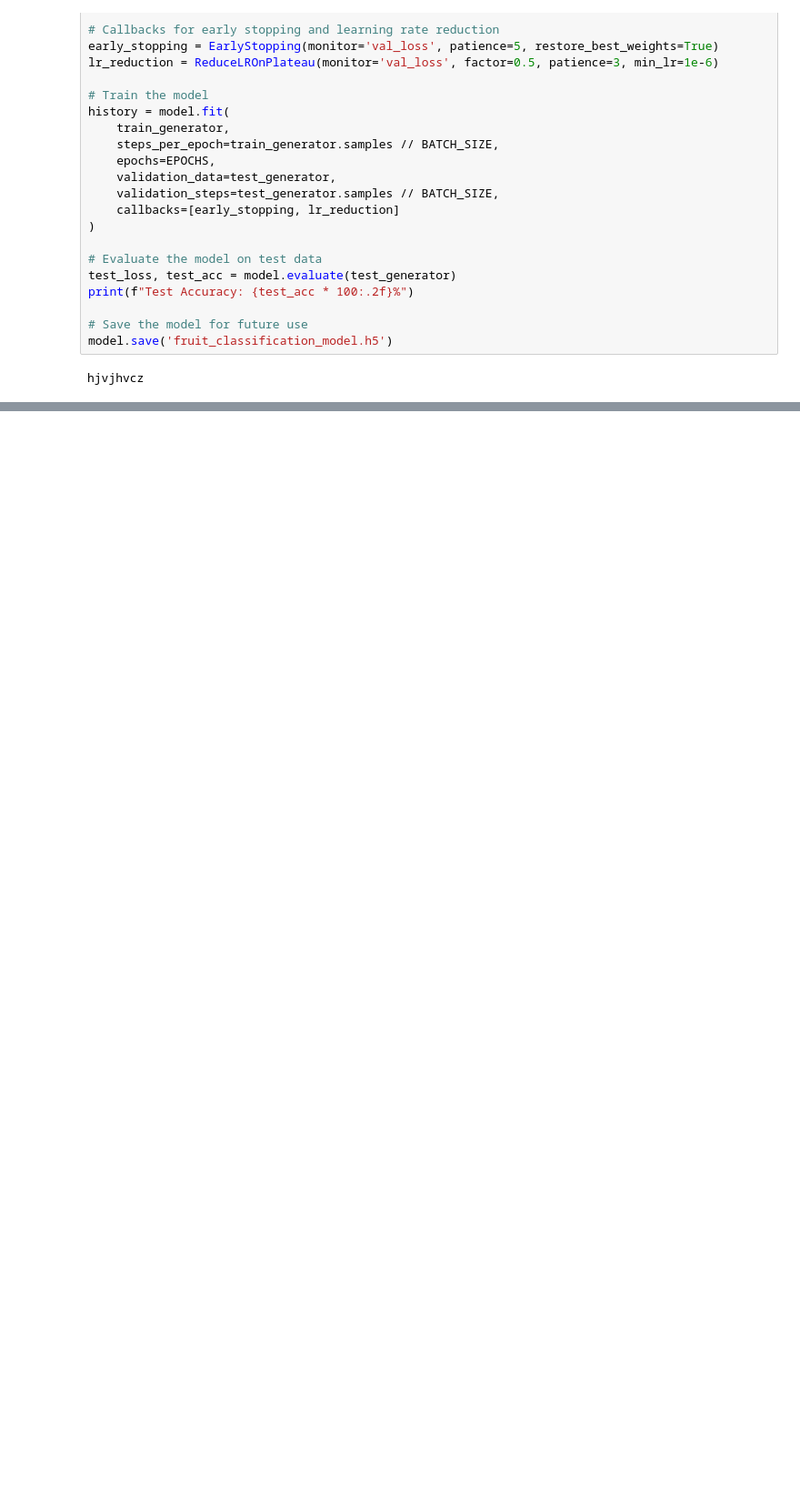
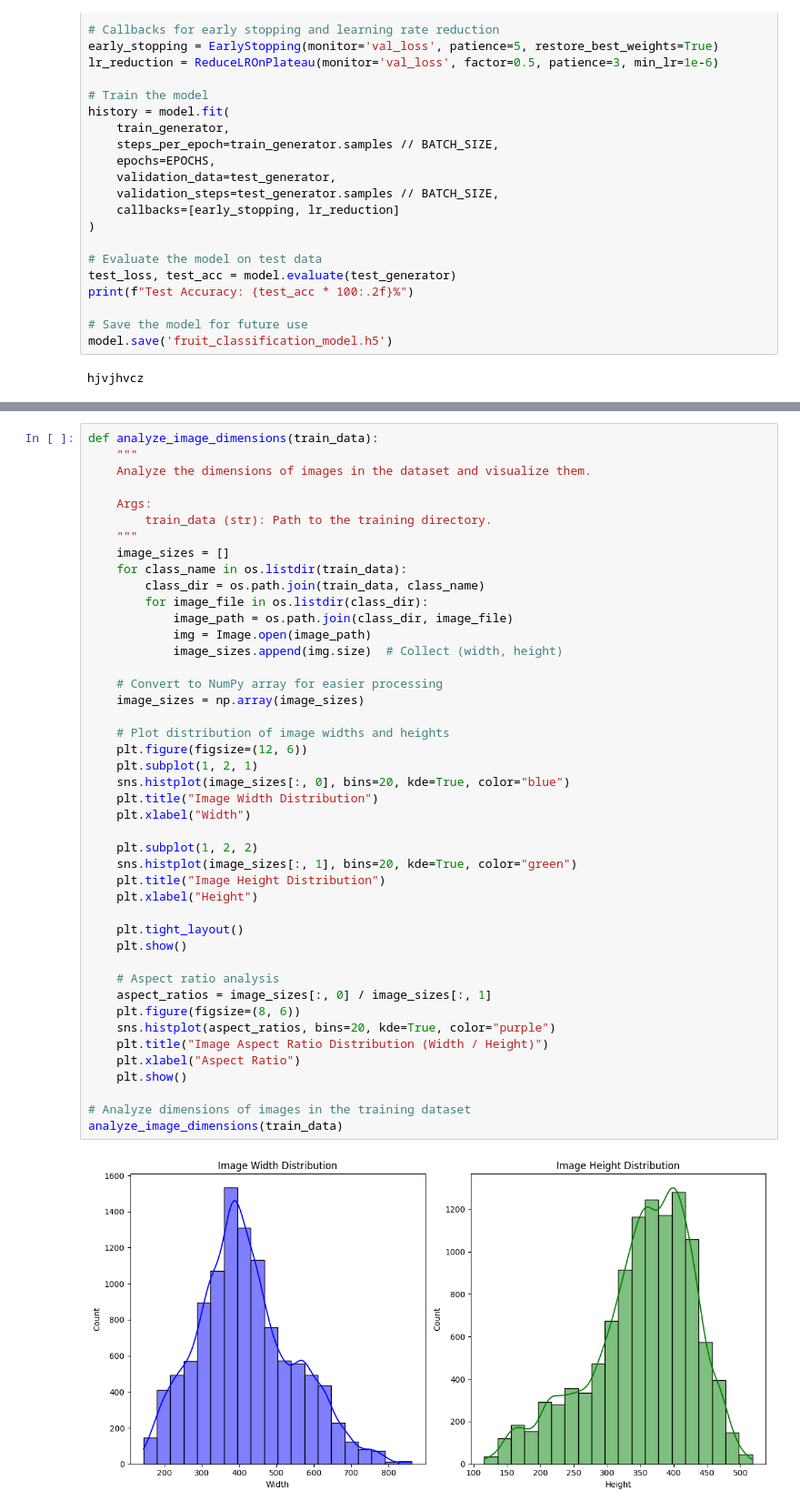
Before and after one commit to Pavan0-18/Fruit_image_classification-Fresh-vs-Rotten-, a Jupyter notebook: Final.ipynb, the cells around one changed output, grey strips where cells are left out. Shown at 91% size. Drawn from its saved outputs; the diff is of its cells as text; blank space fills up the shorter version.

```diff
--- a/Final.ipynb
+++ b/Final.ipynb
@@ -176,0 +457,46 @@ Shape of the NumPy array: (1693,)
+# %%
+def analyze_image_dimensions(train_data):
+    """
+    Analyze the dimensions of images in the dataset and visualize them.
+
+    Args:
+        train_data (str): Path to the training directory.
+    """
+    image_sizes = []
+    for class_name in os.listdir(train_data):
+        class_dir = os.path.join(train_data, class_name)
+        for image_file in os.listdir(class_dir):
+            image_path = os.path.join(class_dir, image_file)
+            img = Image.open(image_path)
+            image_sizes.append(img.size)  # Collect (width, height)
+
+    # Convert to NumPy array for easier processing
+    image_sizes = np.array(image_sizes)
+
+    # Plot distribution of image widths and heights
+    plt.figure(figsize=(12, 6))
+    plt.subplot(1, 2, 1)
+    sns.histplot(image_sizes[:, 0], bins=20, kde=True, color="blue")
+    plt.title("Image Width Distribution")
+    plt.xlabel("Width")
+
+    plt.subplot(1, 2, 2)
+    sns.histplot(image_sizes[:, 1], bins=20, kde=True, color="green")
+    plt.title("Image Height Distribution")
+    plt.xlabel("Height")
+
+    plt.tight_layout()
+    plt.show()
+
+    # Aspect ratio analysis
+    aspect_ratios = image_sizes[:, 0] / image_sizes[:, 1]
+    plt.figure(figsize=(8, 6))
+    sns.histplot(aspect_ratios, bins=20, kde=True, color="purple")
+    plt.title("Image Aspect Ratio Distribution (Width / Height)")
+    plt.xlabel("Aspect Ratio")
+    plt.show()
+
+# Analyze dimensions of images in the training dataset
+analyze_image_dimensions(train_data)
+# %% [output]
+[figure, added]
```
Also changed, not shown: parts of 26 cells of this notebook.
